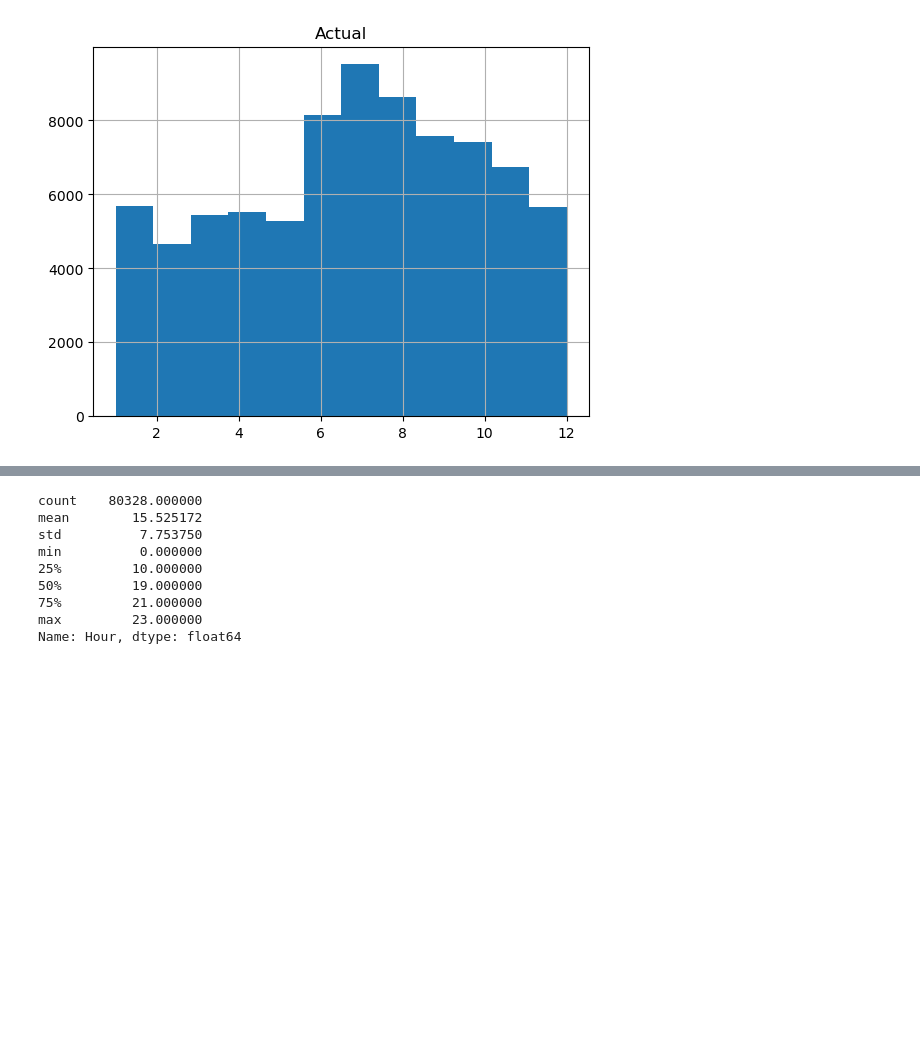
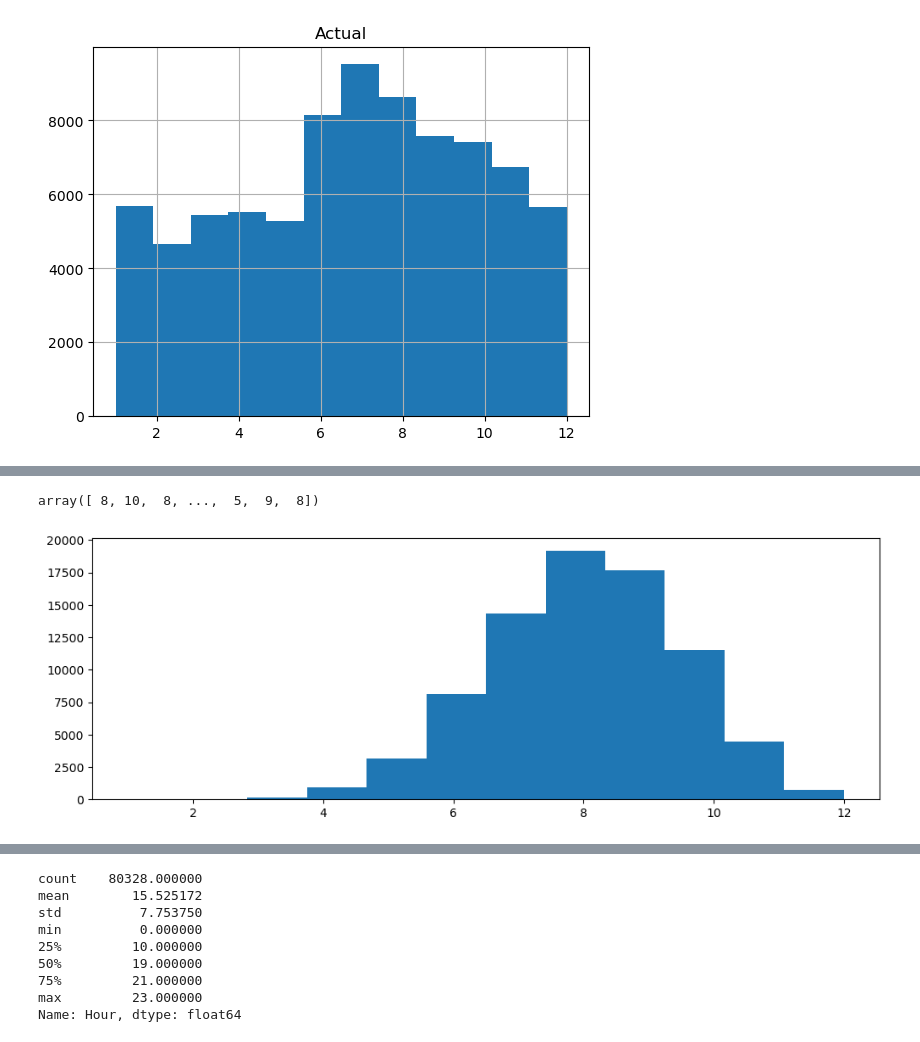
Before and after one commit to noyo0/ProgrammingForDataAnalysis, a Jupyter notebook: Project1/Project1.ipynb, the cells around one changed output, grey strips where cells are left out. Drawn from its saved outputs; the diff is of its cells as text; code cells hidden in the pictures; blank space fills up the shorter version.

```diff
--- a/Project1/Project1.ipynb
+++ b/Project1/Project1.ipynb
@@ -113,3 +113,24 @@ array([11.43492261,  7.10006657,  1.67463708, ...,  2.28109589,
+# %%
+# Binominal distribution
+# ref: # https://numpy.org/doc/stable/reference/random/generated/numpy.random.binomial.html
+
+#12 months, 80% chance
+n, p = 12, 0.68   # n= number of trials/experiments/coins(1),
+                # p= probability of each trial (50%)
+rand_coins = np.random.binomial(n, p, df['Month'].count())
+# coinflipping x100
+# create bar plot
+fig, ax = plt.subplots(figsize=(12,4))
+#count unique values in the array:
+x, counts = np.unique(rand_coins, return_counts=True)
+#Create bar chart
+#ax.bar(x, counts)
+#print(rand_coins)
+plt.hist(rand_coins,bins=12)
+rand_coins
+# %% [output]
+array([ 8, 10,  8, ...,  5,  9,  8])
+[figure, added]
 # %%
 # model Months with Poisson ref: https://numpy.org/doc/stable/reference/random/generated/numpy.random.poisson.html
 
```
Also changed, not shown: parts of 3 cells of this notebook.
